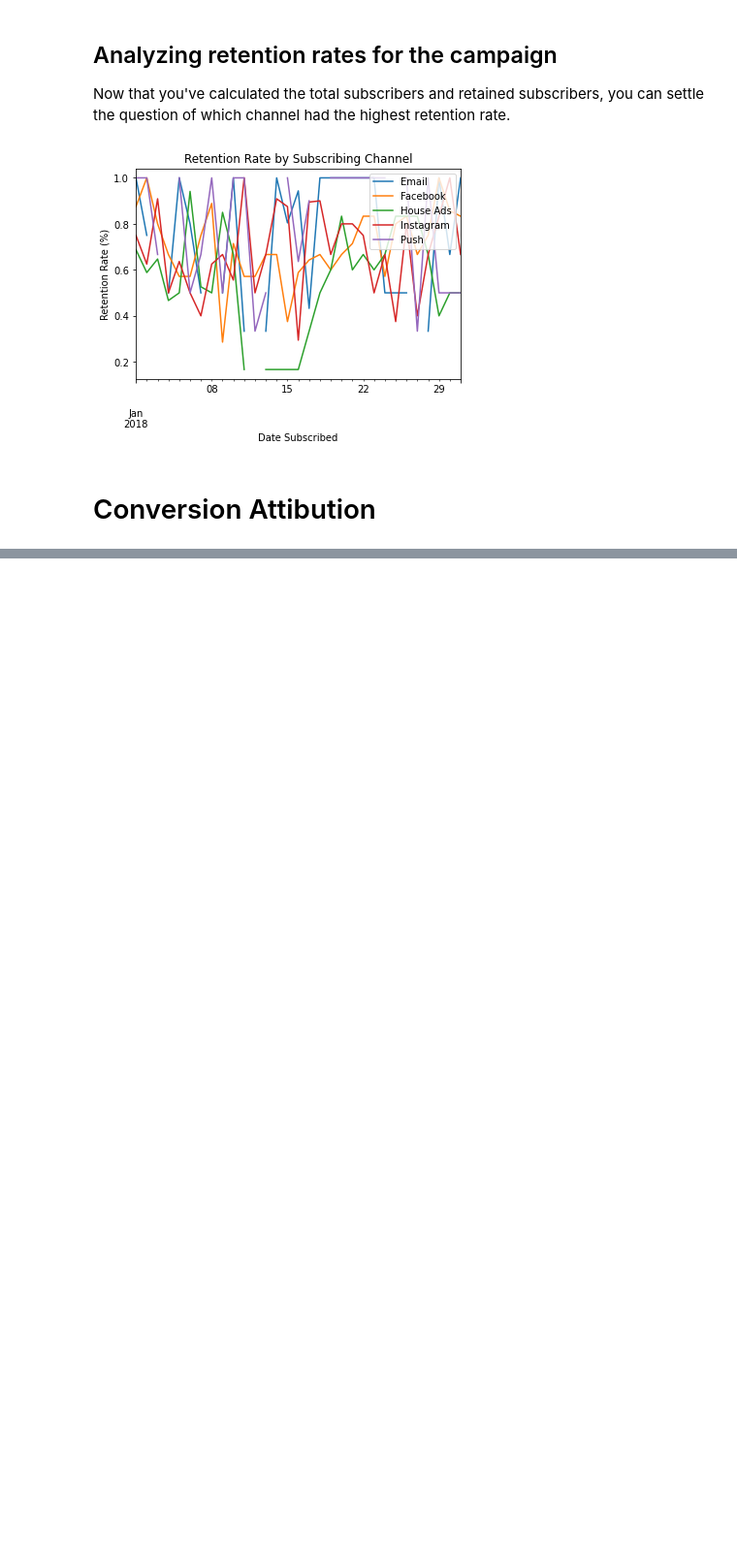
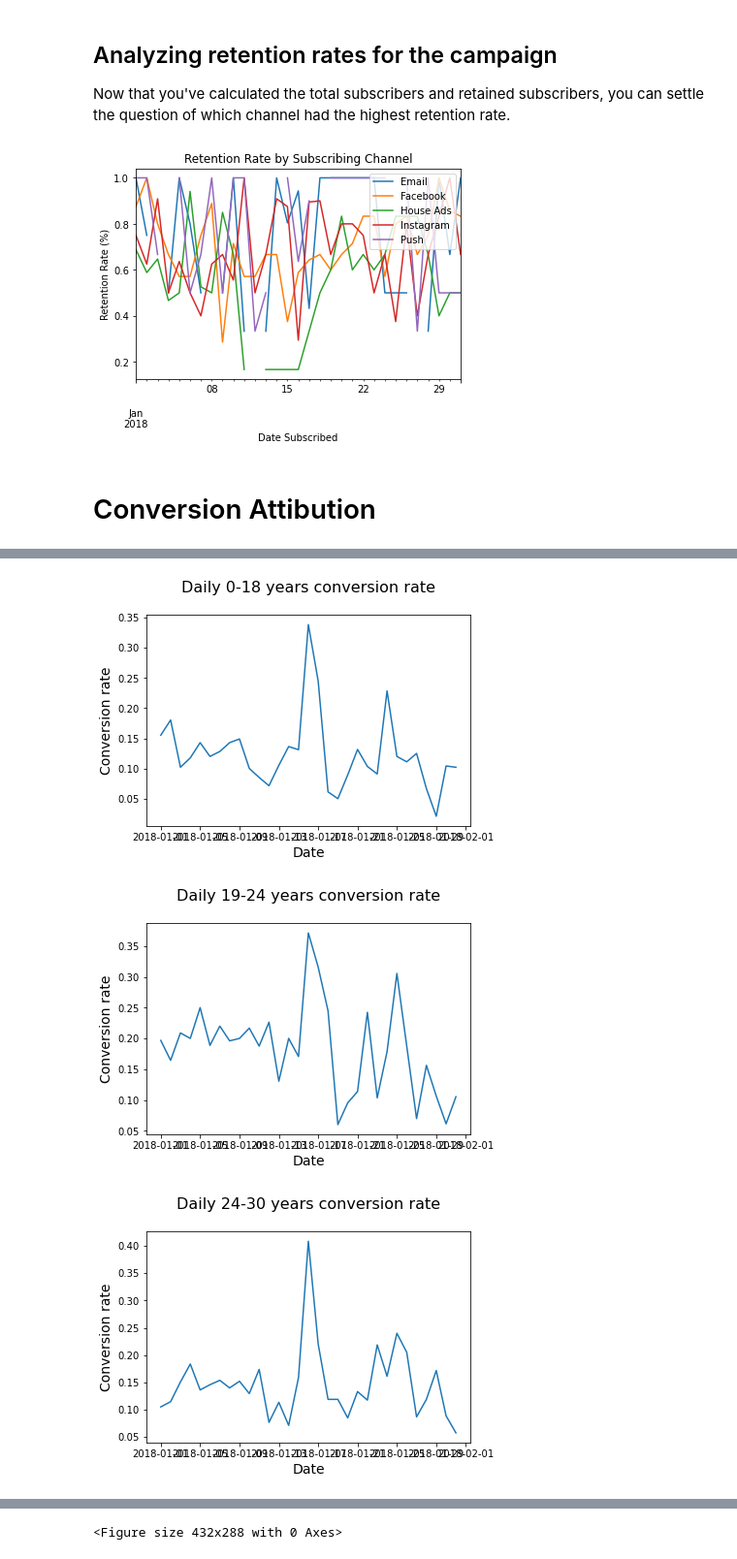
Before and after one commit to JesusTr91/ToolBox, a Jupyter notebook: Marketing Analitycs with Python/1. Analyzing Marketing Campaigns with pandas.ipynb, the cells around one changed output, grey strips where cells are left out. Shown at 97% size. Cells and saved outputs as stored; diff of their text form; code cells hidden in the pictures; blank space fills up the shorter version.

```diff
--- a/Marketing Analitycs with Python/1. Analyzing Marketing Campaigns with pandas.ipynb
+++ b/Marketing Analitycs with Python/1. Analyzing Marketing Campaigns with pandas.ipynb
@@ -411,0 +455,12 @@ plt.show()
+# %%
+def plotting_conv(dataframe):
+    for column in dataframe:
+        # Plot column by dataframe's index
+        plt.plot(dataframe.index, dataframe[column])
+        plt.title('Daily ' + str(column) + ' conversion rate\n',
+                  size = 16)
+        plt.ylabel('Conversion rate', size = 14)
+        plt.xlabel('Date', size = 14)
+        # Show plot
+        plt.show()
+        plt.clf()
@@ -411,0 +470,14 @@ plt.show()
+# %%
+# Calculate conversion rate by date served and age group
+age_group_conv = conversion_rate(marketing,
+                                 ['date_served', 'age_group'])
+
+# Unstack age_group_conv and create a DataFrame
+age_group_df = pd.DataFrame(age_group_conv.unstack(level=1))
+
+# Plot the results
+plotting_conv(age_group_df)
+# %% [output]
+[figure, added]
+[figure, added]
+[figure, added]
@@ -411,0 +488 @@ plt.show()
+<Figure size 432x288 with 0 Axes>
```
Also changed, not shown: parts of 37 cells of this notebook.
